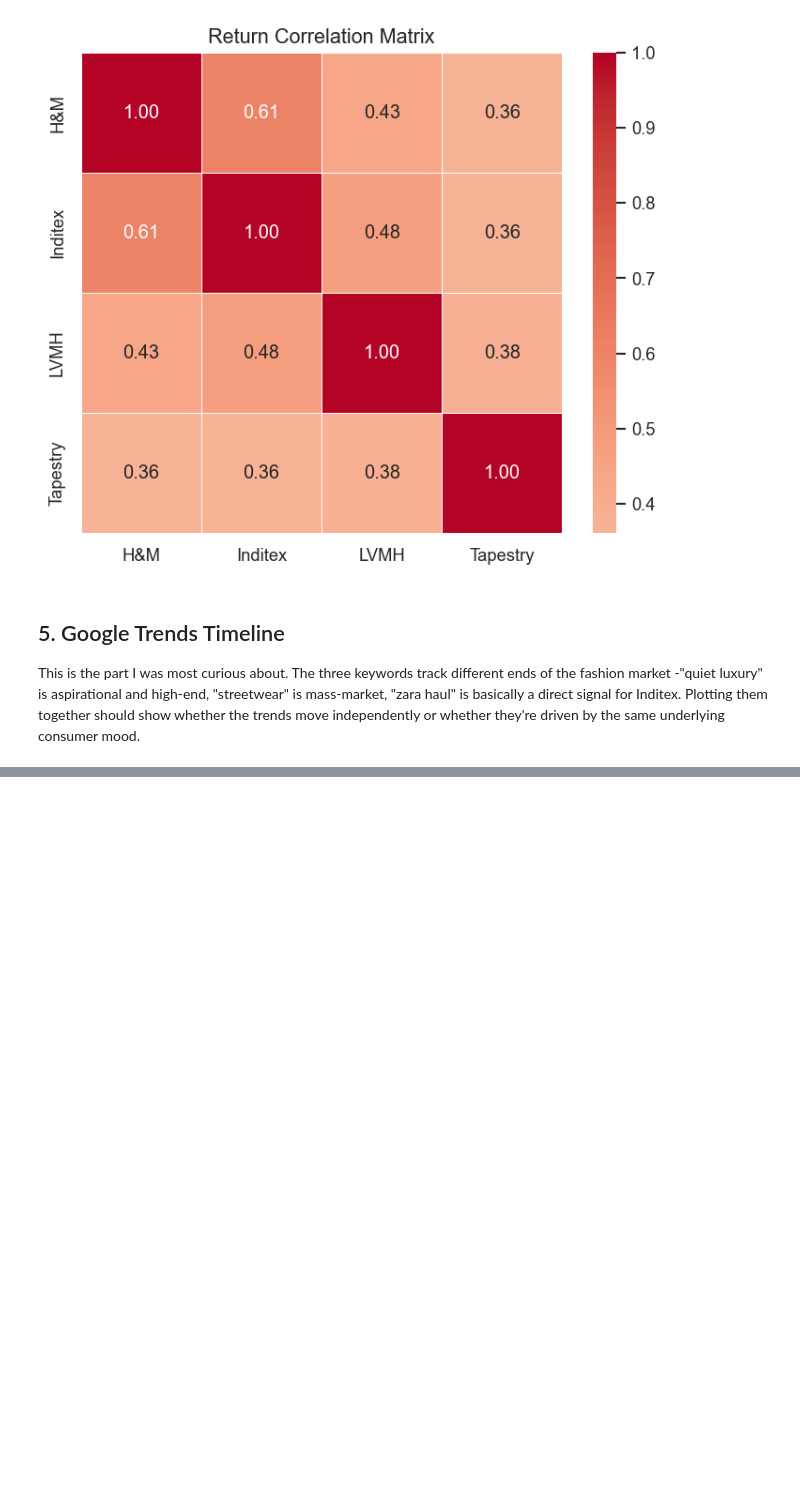
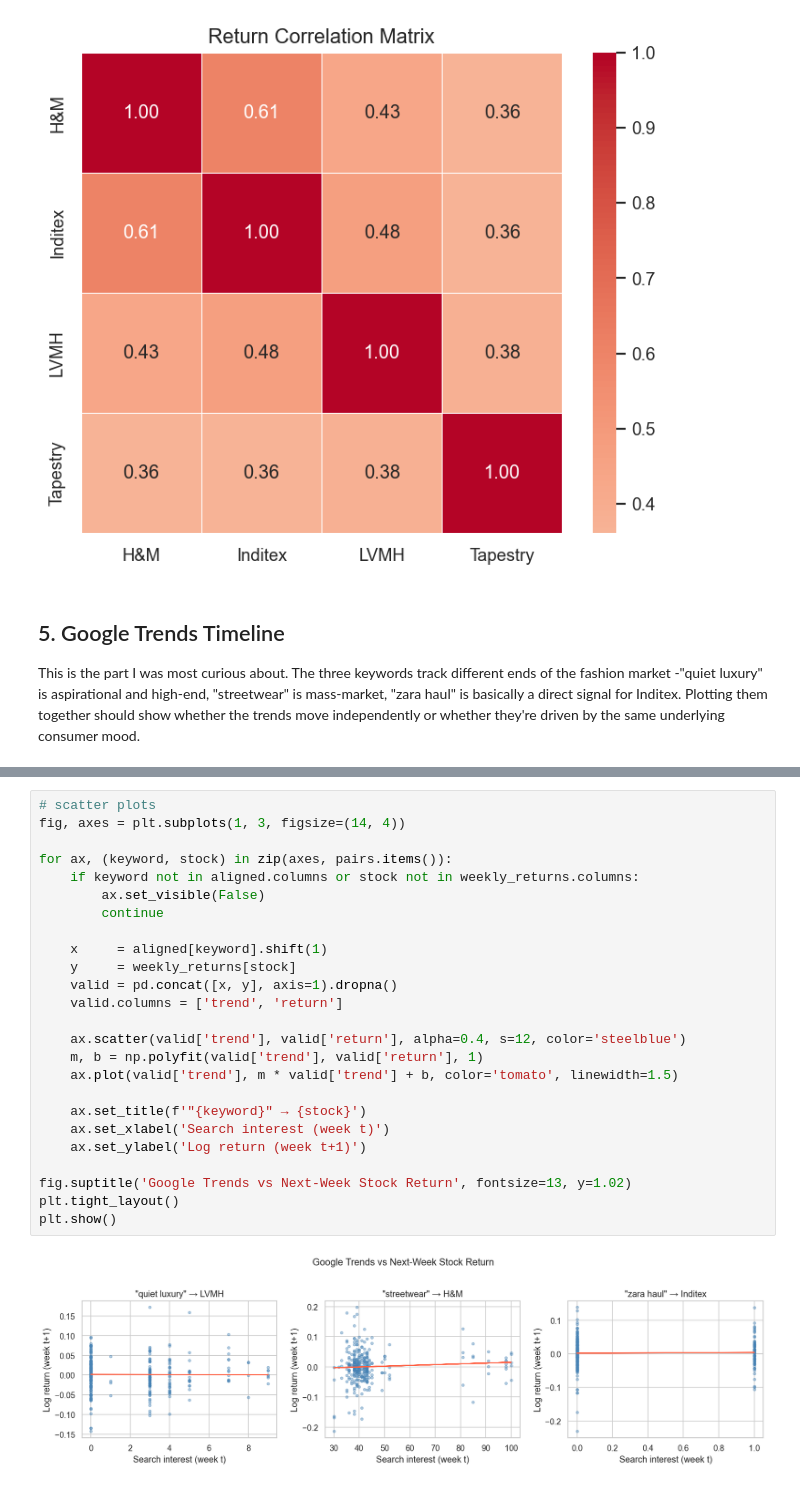
Before and after one commit to radostinaaa/fashion-trends, a Jupyter notebook: 2_eda.ipynb, the cells around one changed output, grey strips where cells are left out. Drawn from its saved outputs; the diff is of its cells as text; blank space fills up the shorter version.

Commit message:
complete EDA with trends-returns correlation and macro context

```diff
--- a/2_eda.ipynb
+++ b/2_eda.ipynb
@@ -142,0 +176,27 @@ plt.show()
+# %%
+# scatter plots
+fig, axes = plt.subplots(1, 3, figsize=(14, 4))
+
+for ax, (keyword, stock) in zip(axes, pairs.items()):
+    if keyword not in aligned.columns or stock not in weekly_returns.columns:
+        ax.set_visible(False)
+        continue
+
+    x     = aligned[keyword].shift(1)
+    y     = weekly_returns[stock]
+    valid = pd.concat([x, y], axis=1).dropna()
+    valid.columns = ['trend', 'return']
+
+    ax.scatter(valid['trend'], valid['return'], alpha=0.4, s=12, color='steelblue')
+    m, b = np.polyfit(valid['trend'], valid['return'], 1)
+    ax.plot(valid['trend'], m * valid['trend'] + b, color='tomato', linewidth=1.5)
+
+    ax.set_title(f'"{keyword}" → {stock}')
+    ax.set_xlabel('Search interest (week t)')
+    ax.set_ylabel('Log return (week t+1)')
+
+fig.suptitle('Google Trends vs Next-Week Stock Return', fontsize=13, y=1.02)
+plt.tight_layout()
+plt.show()
+# %% [output]
+[figure, added]
```
Also changed, not shown: parts of 11 cells of this notebook.
